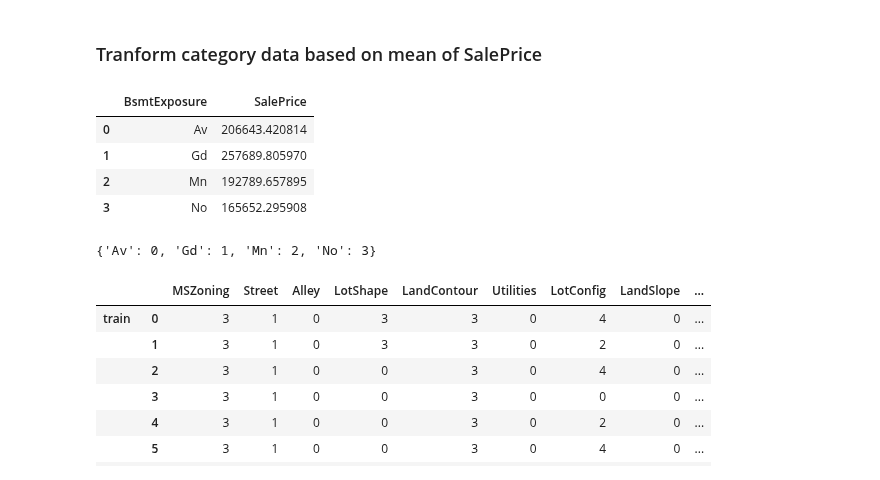
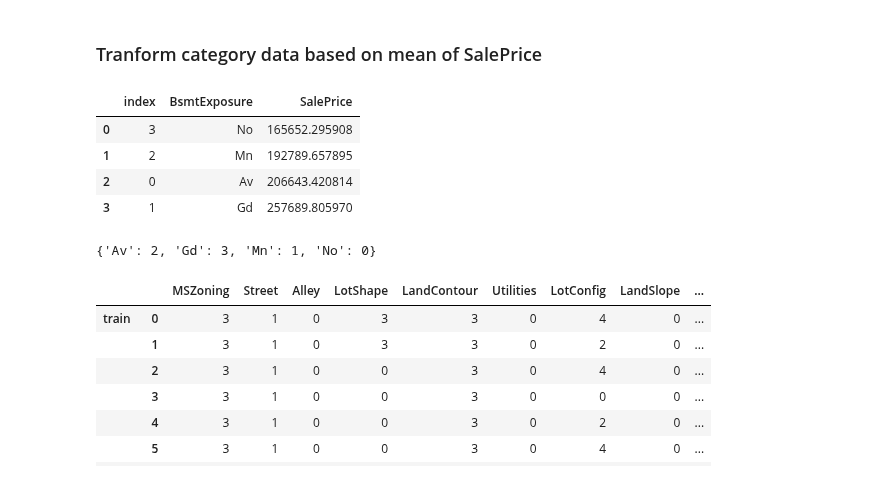
Before and after one commit to latuannetnam/kaggle, a Jupyter notebook: House Prices/House price analysis - version 4 (fill NaN for every columns).ipynb, the cells around one changed output. Drawn from its saved outputs; the diff is of its cells as text; code cells hidden in the pictures.

Commit message:
correct object transformation: data_st = train_data[[col, label]].groupby(col,as_index=False).mean().sort_values(label).reset_index()

```diff
--- a/House Prices/House price analysis - version 4 (fill NaN for every columns).ipynb
+++ b/House Prices/House price analysis - version 4 (fill NaN for every columns).ipynb
@@ -492,20 +492,20 @@ object_data.head(10)
 # %%
 col = 'BsmtExposure'
 #data[[col, label]].groupby(label).mean()
-data_st = train_data[[col, label]].groupby(col,as_index=False).mean()
+data_st = train_data[[col, label]].groupby(col,as_index=False).mean().sort_values(label).reset_index()
 data_st[:5]
 # %% [output]
-|  | BsmtExposure | SalePrice |
-| 0 | Av | 206643.420814 |
-| 1 | Gd | 257689.805970 |
-| 2 | Mn | 192789.657895 |
-| 3 | No | 165652.295908 |
+|  | index | BsmtExposure | SalePrice |
+| 0 | 3 | No | 165652.295908 |
+| 1 | 2 | Mn | 192789.657895 |
+| 2 | 0 | Av | 206643.420814 |
+| 3 | 1 | Gd | 257689.805970 |
 # %%
 data_sr = pd.Series(data_st.index.values, index=data_st[col])
 data_dict = data_sr.to_dict()
 data_dict
 # %% [output]
-{'Av': 0, 'Gd': 1, 'Mn': 2, 'No': 3}
+{'Av': 2, 'Gd': 3, 'Mn': 1, 'No': 0}
 # %%
 object_data = data.select_dtypes(include=['object'])
 object_features = object_data.columns.values
```
Also changed, not shown: parts of 5 cells of this notebook, 3 other files.
